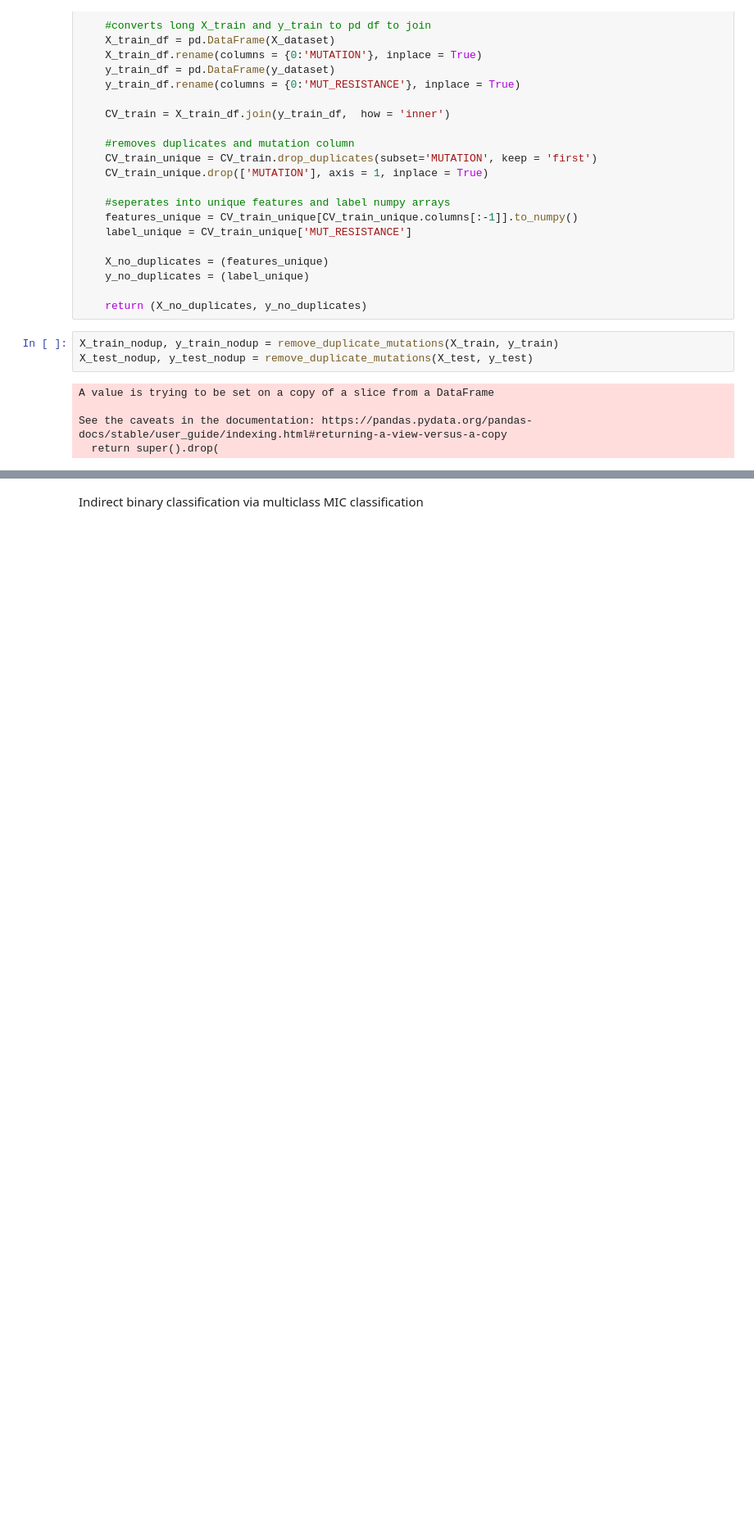
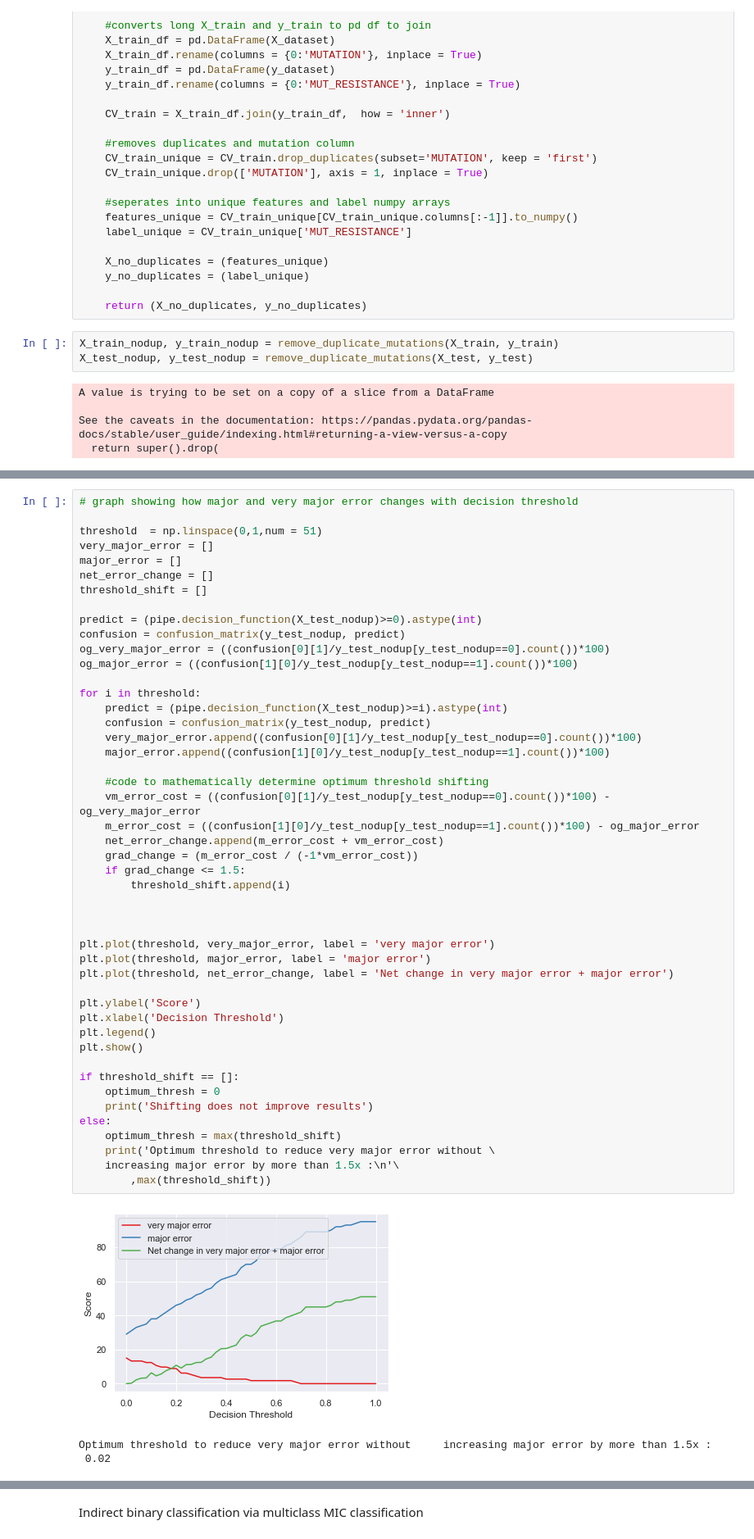
Before and after one commit to fowler-lab/Inh_resistance, a Jupyter notebook: LinearSVC_notebook.ipynb, the cells around one changed output, grey strips where cells are left out. Shown: that part at 82% size. Saved outputs shown, nothing was run; the diff lists cells and outputs as text; blank space fills up the shorter version.

```diff
--- a/LinearSVC_notebook.ipynb
+++ b/LinearSVC_notebook.ipynb
@@ -220 +280,52 @@ major error:  30.357142857142854
+# %%
+# graph showing how major and very major error changes with decision threshold
+
+threshold  = np.linspace(0,1,num = 51)
+very_major_error = []
+major_error = []
+net_error_change = []
+threshold_shift = []
+
+predict = (pipe.decision_function(X_test_nodup)>=0).astype(int)
+confusion = confusion_matrix(y_test_nodup, predict)
+og_very_major_error = ((confusion[0][1]/y_test_nodup[y_test_nodup==0].count())*100)
+og_major_error = ((confusion[1][0]/y_test_nodup[y_test_nodup==1].count())*100)
+
+for i in threshold:
+    predict = (pipe.decision_function(X_test_nodup)>=i).astype(int)
+    confusion = confusion_matrix(y_test_nodup, predict)
+    very_major_error.append((confusion[0][1]/y_test_nodup[y_test_nodup==0].count())*100)
+    major_error.append((confusion[1][0]/y_test_nodup[y_test_nodup==1].count())*100)
+
+    #code to mathematically determine optimum threshold shifting
+    vm_error_cost = ((confusion[0][1]/y_test_nodup[y_test_nodup==0].count())*100) - og_very_major_error
+    m_error_cost = ((confusion[1][0]/y_test_nodup[y_test_nodup==1].count())*100) - og_major_error
+    net_error_change.append(m_error_cost + vm_error_cost)
+    grad_change = (m_error_cost / (-1*vm_error_cost))
+    if grad_change <= 1.5:
+        threshold_shift.append(i)
+
+
+
+plt.plot(threshold, very_major_error, label = 'very major error')
+plt.plot(threshold, major_error, label = 'major error')
+plt.plot(threshold, net_error_change, label = 'Net change in very major error + major error')
+
+plt.ylabel('Score')
+plt.xlabel('Decision Threshold')
+plt.legend()
+plt.show()
+
+if threshold_shift == []:
+    optimum_thresh = 0
+    print('Shifting does not improve results')
+else:
+    optimum_thresh = max(threshold_shift)
+    print('Optimum threshold to reduce very major error without \
+    increasing major error by more than 1.5x :\n'\
+        ,max(threshold_shift))
+# %% [output]
+[figure, added]
+Optimum threshold to reduce very major error without     increasing major error by more than 1.5x :
+ 0.02
 # %%
```
Also changed, not shown: parts of 49 cells of this notebook.
